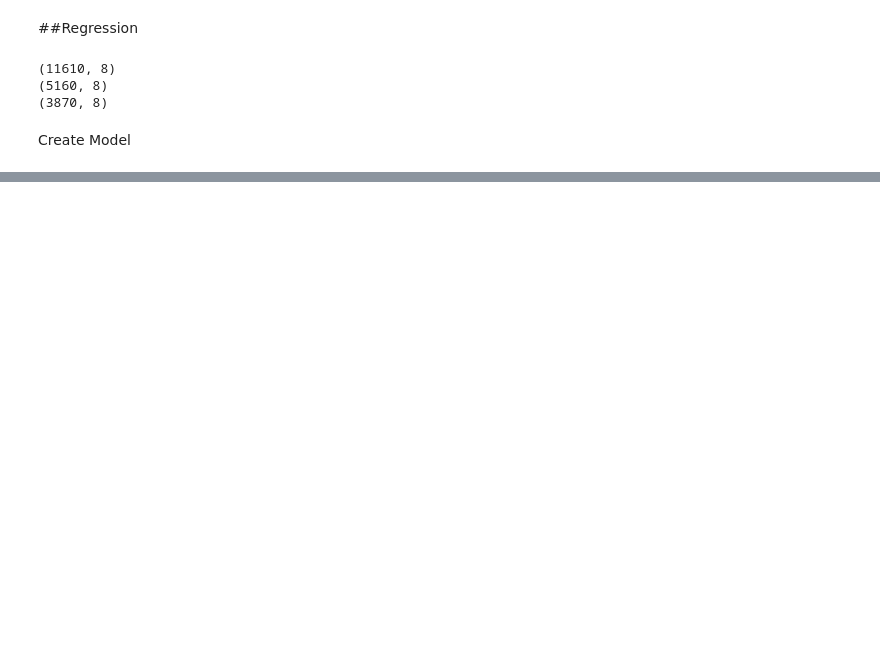
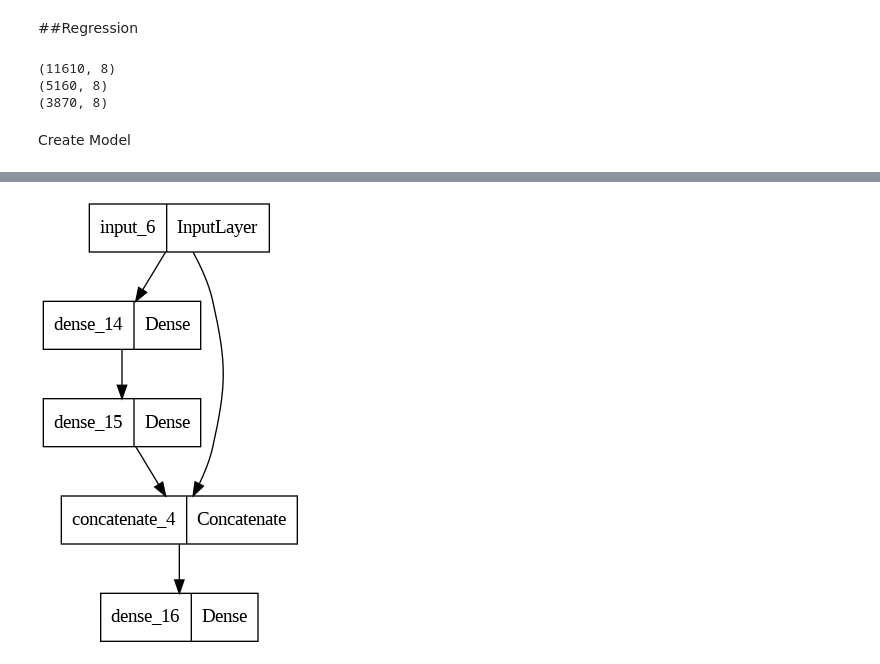
Before and after one commit to amirgarsha/ann_MK, a Jupyter notebook: MK_ann_regression.ipynb, the cells around one changed output, grey strips where cells are left out. Saved outputs shown, nothing was run; the diff lists cells and outputs as text; code cells hidden in the pictures; blank space fills up the shorter version.

```diff
--- a/MK_ann_regression.ipynb
+++ b/MK_ann_regression.ipynb
@@ -72,0 +79,7 @@ Epoch 30/30
+# %%
+input_layer = keras.layers.Input(shape=X_train1.shape[1:])
+hidden_layer_1 = keras.layers.Dense(50, activation="relu")(input_layer)
+hidden_layer_2 = keras.layers.Dense(10, activation="relu")(hidden_layer_1)
+cancatenate_layer = keras.layers.Concatenate()([input_layer, hidden_layer_2])
+output_layer = keras.layers.Dense(1)(cancatenate_layer)
+model_conc = keras.Model(inputs=[input_layer], outputs=[output_layer])
@@ -72,0 +109,4 @@ Epoch 30/30
+# %%
+keras.utils.plot_model(model_conc, "model_pic.png")
+# %% [output]
+[figure, added]
```
Also changed, not shown: parts of 13 cells of this notebook.
